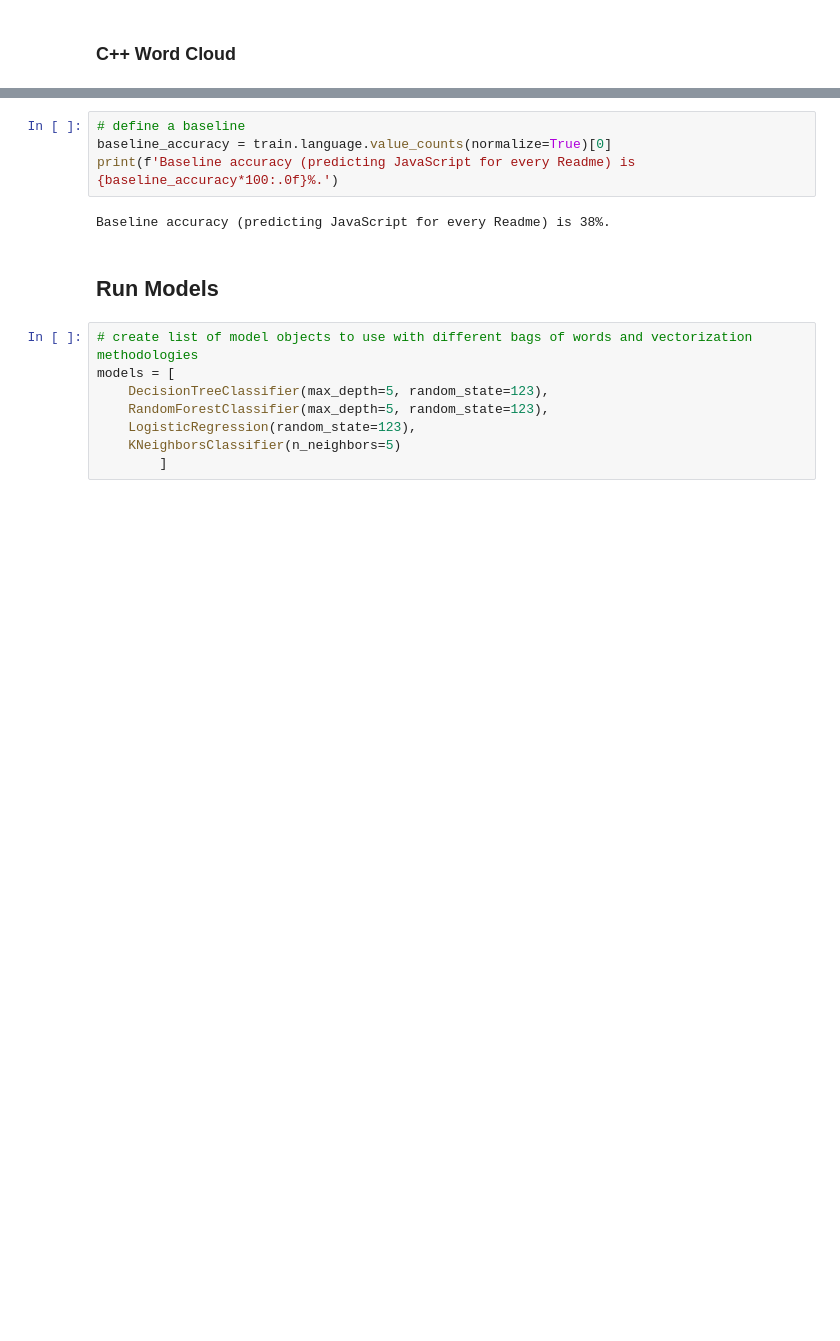
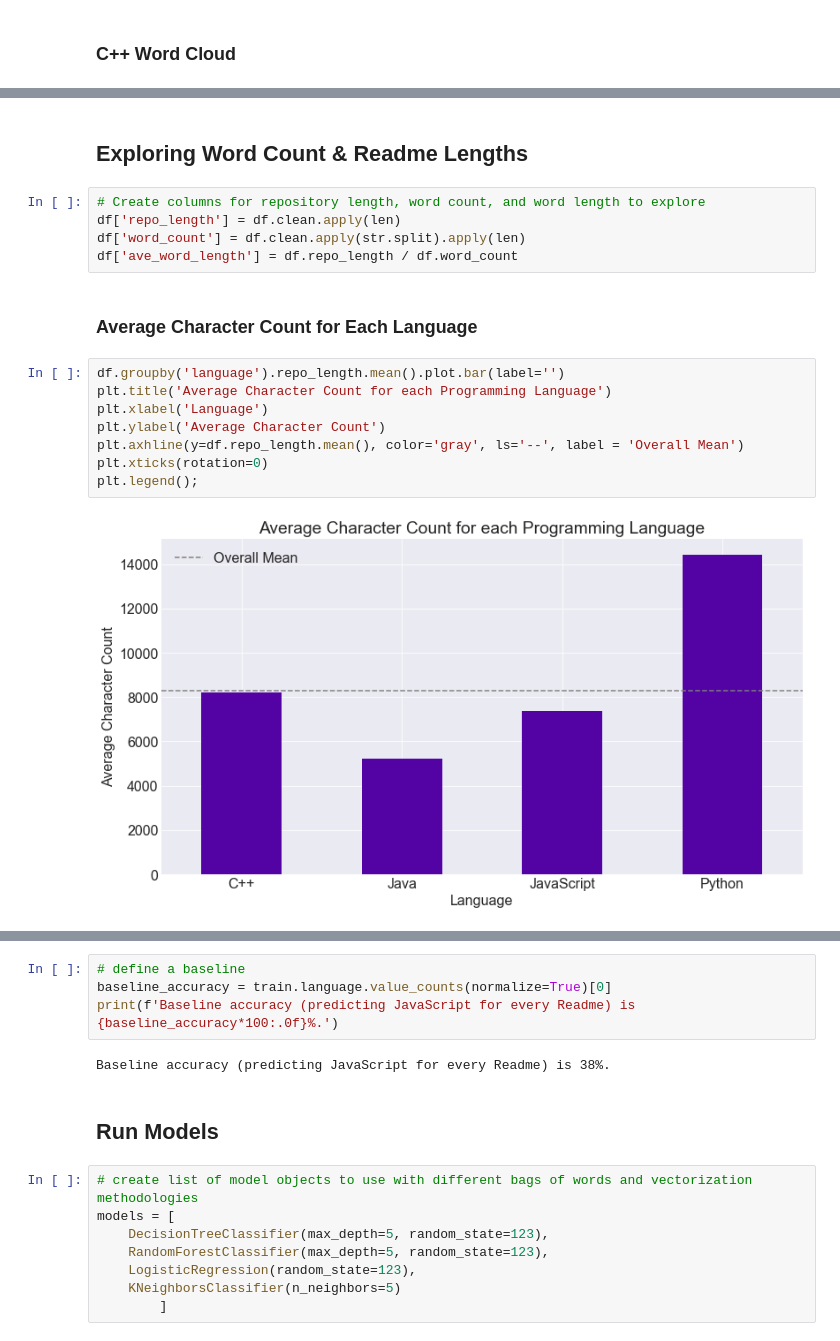
Before and after one commit to team-nlp-project/team-nlp-project, a Jupyter notebook: predicting_repository_language_final.ipynb, the cells around one changed output, grey strips where cells are left out. Drawn from its saved outputs; the diff is of its cells as text; blank space fills up the shorter version.

```diff
--- a/predicting_repository_language_final.ipynb
+++ b/predicting_repository_language_final.ipynb
@@ -406,0 +415,19 @@ plt.show()
+# %% [markdown]
+## Exploring Word Count & Readme Lengths
+# %%
+# Create columns for repository length, word count, and word length to explore
+df['repo_length'] = df.clean.apply(len)
+df['word_count'] = df.clean.apply(str.split).apply(len)
+df['ave_word_length'] = df.repo_length / df.word_count
+# %% [markdown]
+### Average Character Count for Each Language
+# %%
+df.groupby('language').repo_length.mean().plot.bar(label='')
+plt.title('Average Character Count for each Programming Language')
+plt.xlabel('Language')
+plt.ylabel('Average Character Count')
+plt.axhline(y=df.repo_length.mean(), color='gray', ls='--', label = 'Overall Mean')
+plt.xticks(rotation=0)
+plt.legend();
+# %% [output]
+[figure, added]
```
Also changed, not shown: parts of 30 cells of this notebook.
